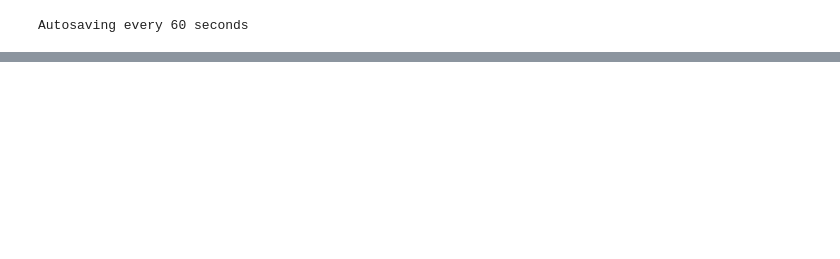
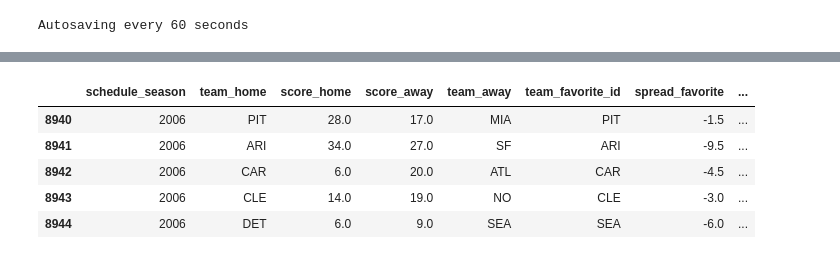
Before and after one commit to johnnybluhm/beat_vegas, a Jupyter notebook: beat_vegas.ipynb, the cells around one changed output, grey strips where cells are left out. Saved outputs shown, nothing was run; the diff lists cells and outputs as text; code cells hidden in the pictures; blank space fills up the shorter version.

```diff
--- a/beat_vegas.ipynb
+++ b/beat_vegas.ipynb
@@ -283,0 +109,75 @@ predicted response:
+# %%
+#print(sorted(clean_current["team_home"].unique()))
+#print(sorted(clean_current["team_favorite_id"].unique()))
+
+# doing the inane and cleaning the data so the team names match the abbreviations used in team_favorite_id
+# this is for ease of comparison later on
+
+
+str = clean_current.at[8940, 'team_home']
+str = str[0]+str[1].upper()+str[2].upper()
+print(str)
+for index, row in clean_current.iterrows():
+    # ----------------- HOME -----------------
+    if row['team_home'] == "Green Bay Packers":
+        clean_current.at[index, 'team_home'] = "GB"
+    elif row['team_home'] == "Jacksonville Jaguars":
+        clean_current.at[index, 'team_home'] = "JAX"
+    elif row['team_home'] == "Kansas City Chiefs":
+        clean_current.at[index, 'team_home'] = "KC"
+    elif row['team_home'] == "Los Angeles Chargers" or row['team_home'] == "San Diego Chargers":
+        clean_current.at[index, 'team_home'] = "LAC" # San Diego Chargers = LA Chargers. Team ID is LAC
+    elif row['team_home'] == "Los Angeles Rams" or row['team_home'] == "St. Louis Rams":
+        clean_current.at[index, 'team_home'] = "LAR" # St. Louis Rams = LA Rams. Team ID is LAR
+    elif row['team_home'] == "New England Patriots":
+        clean_current.at[index, 'team_home'] = "NE"
+    elif row['team_home'] == "New Orleans Saints":
+        clean_current.at[index, 'team_home'] = "NO"
+    elif row['team_home'] == "New York Giants":
+        clean_current.at[index, 'team_home'] = "NYG"
+    elif row['team_home'] == "New York Jets":
+        clean_current.at[index, 'team_home'] = "NYJ"
+    elif row['team_home'] == "Oakland Raiders":
+        clean_current.at[index, 'team_home'] = "LVR" # Oakland Raiders team ID is LVR (LAs Vegas Raiders)
+    elif row['team_home'] == "San Francisco 49ers":
+        clean_current.at[index, 'team_home'] = "SF"
+    elif row['team_home'] == "Tampa Bay Buccaneers":
+        clean_current.at[index, 'team_home'] = "TB"
+    # ----------------- AWAY -----------------
+    if row['team_away'] == "Green Bay Packers":
+        clean_current.at[index, 'team_away'] = "GB"
+    elif row['team_away'] == "Jacksonville Jaguars":
+        clean_current.at[index, 'team_away'] = "JAX"
+    elif row['team_away'] == "Kansas City Chiefs":
+        clean_current.at[index, 'team_away'] = "KC"
+    elif row['team_away'] == "Los Angeles Chargers" or row['team_away'] == "San Diego Chargers":
+        clean_current.at[index, 'team_away'] = "LAC" # San Diego Chargers = LA Chargers. Team ID is LAC
+    elif row['team_away'] == "Los Angeles Rams" or row['team_away'] == "St. Louis Rams":
+        clean_current.at[index, 'team_away'] = "LAR" # St. Louis Rams = LA Rams. Team ID is LAR
+    elif row['team_away'] == "New England Patriots":
+        clean_current.at[index, 'team_away'] = "NE"
+    elif row['team_away'] == "New Orleans Saints":
+        clean_current.at[index, 'team_away'] = "NO"
+    elif row['team_away'] == "New York Giants":
+        clean_current.at[index, 'team_away'] = "NYG"
+    elif row['team_away'] == "New York Jets":
+        clean_current.at[index, 'team_away'] = "NYJ"
+    elif row['team_away'] == "Oakland Raiders":
+        clean_current.at[index, 'team_away'] = "LVR" # Oakland Raiders team ID is LVR (LAs Vegas Raiders)
+    elif row['team_away'] == "San Francisco 49ers":
+        clean_current.at[index, 'team_away'] = "SF"
+    elif row['team_away'] == "Tampa Bay Buccaneers":
+        clean_current.at[index, 'team_away'] = "TB"
+    if len(clean_current.at[index, 'team_home'])>2:
+        str = clean_current.at[index, 'team_home']
+        # print(str)
+        clean_current.at[index, 'team_home'] = str[:3].upper()
+    if len(clean_current.at[index, 'team_away'])>2:
+        str = clean_current.at[index, 'team_away']
+        # print(str)
+        clean_current.at[index, 'team_away'] = str[:3].upper()
+
+clean_current.head()
+
+# --------------------------------------------------------
+# %% [output]
@@ -283,0 +185,6 @@ predicted response:
+|  | schedule_season | team_home | score_home | score_away | team_away | team_favorite_id | spread_favorite | ... |
+| 8940 | 2006 | PIT | 28.0 | 17.0 | MIA | PIT | -1.5 | ... |
+| 8941 | 2006 | ARI | 34.0 | 27.0 | SF | ARI | -9.5 | ... |
+| 8942 | 2006 | CAR | 6.0 | 20.0 | ATL | CAR | -4.5 | ... |
+| 8943 | 2006 | CLE | 14.0 | 19.0 | NO | CLE | -3.0 | ... |
+| 8944 | 2006 | DET | 6.0 | 9.0 | SEA | SEA | -6.0 | ... |
```
Also changed, not shown: parts of 7 cells of this notebook, 1 other file.
